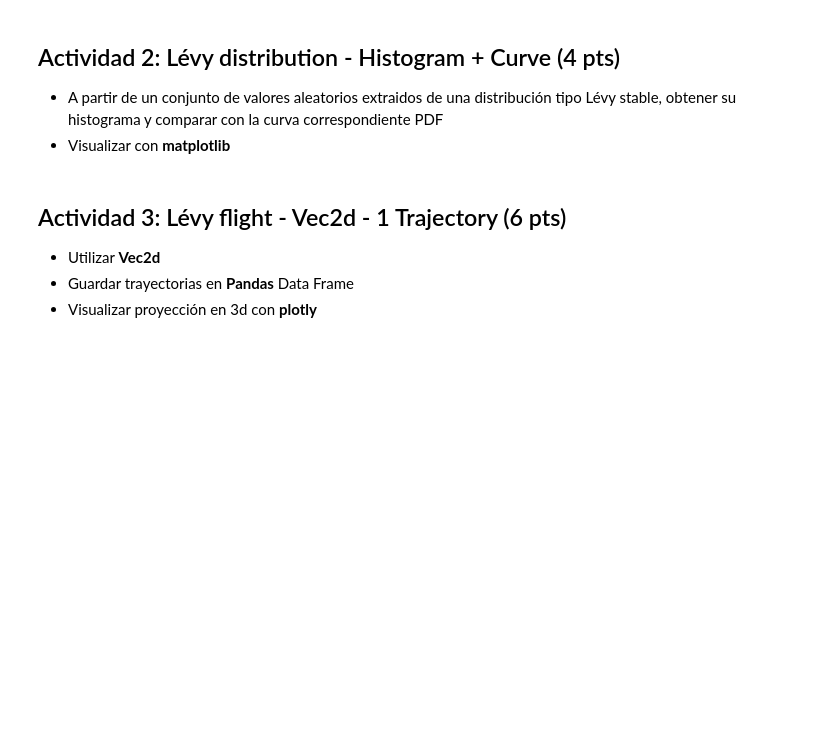
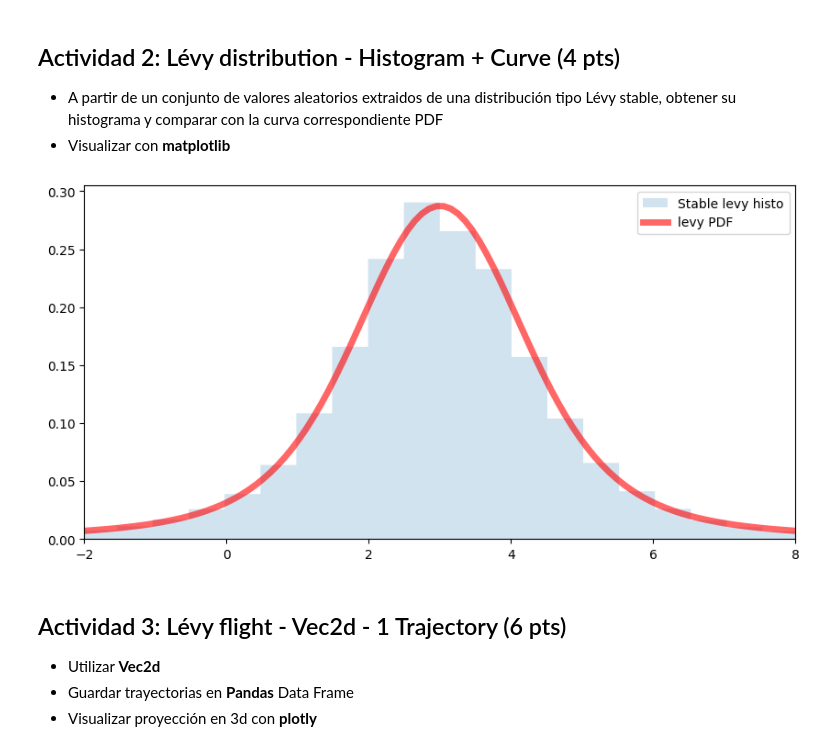
Before and after one commit to OswaldoLopezAlcaraz/ti_1_practica2, a Jupyter notebook: TI_1_Practica2.ipynb, the cells around one changed output. Saved outputs shown, nothing was run; the diff lists cells and outputs as text; code cells hidden in the pictures; blank space fills up the shorter version.

```diff
--- a/TI_1_Practica2.ipynb
+++ b/TI_1_Practica2.ipynb
@@ -81,9 +81,11 @@ class Vec2d(object):
 x = random.randint(2,10)
 my_random_alpha =[]
 
-# Determination of resolution and scale of x.
+# Determination of miu, resolution and scale of x.
 resolution = 500
-aux_domain = np.linspace(-7, 7, resolution)
+miu = 3.0
+aux_domain = np.linspace(miu - 5, miu + 5 , resolution)
+# aux_domain = np.linspace(-7, 7 , resolution)
 
 # Ramdon determination of alphas based on the number of distributions to plot
 for i in range(x):
@@ -107,7 +109,7 @@ for index,alpha in enumerate(my_random_alpha):
   # if alpha < 1 and betha = -1 then dominion (-infinity, 0)
 
   # Creation of each distribution
-  levy_pdf = np.array([levy_stable.pdf(i,alpha,beta) for i in aux_domain])
+  levy_pdf = np.array([levy_stable.pdf(i,alpha,beta,loc=miu) for i in aux_domain])
 
   # Storing of distributions in mother array
   for inner_index,value in enumerate(levy_pdf):
@@ -134,6 +136,45 @@ fig_levy_pdf.show()
 
 * A partir de un conjunto de valores aleatorios extraidos de una distribución tipo Lévy stable, obtener su histograma y comparar con la curva correspondiente PDF
 * Visualizar con **matplotlib**
+# %%
+
+# Determination of resolution and scale of x.
+resolution = 100
+aux_domain = np.linspace(miu -5, miu + 5, resolution)
+alpha = 1.5
+miu = 3
+# alpha controls the broad of the tails (wide of the bell)
+beta = 0  # This controls the symetry of the bell  (-1 <= 0 <= 1)
+  # if alpha < 1 and beta = 1 then dominion (0, infinity)
+  # if alpha < 1 and betha = -1 then dominion (-infinity, 0)
+
+# Creation of each distribution
+levy_pdf = np.array([levy_stable.pdf(i,alpha,beta,loc=miu) for i in aux_domain])
+
+# Creation of random numbers with levy distribution.
+#sample = 1000
+#r = levy_stable.rvs(alpha, beta, size=sample)
+# %%
+# Plotting with matplotlib
+# Creation of random numbers with levy distribution.
+sample = 10000
+r = levy_stable.rvs(alpha, beta, loc=miu,size=sample)
+#r = levy.rvs(loc=miu, size=sample)
+
+
+fig, ax = plt.subplots(1,1)
+
+fig.set_figheight(5)
+fig.set_figwidth(10)
+ax.hist(r, bins=1000, density=True, histtype='stepfilled', alpha=0.2, label= 'Stable levy histo')
+ax.set_xlim(aux_domain[0],aux_domain[-1])
+ax.plot( aux_domain, levy_pdf ,'r-', lw=5, alpha=0.6, label='levy PDF')
+
+ax.legend(loc='best')
+
+plt.show()
+# %% [output]
+[figure, added]
 # %% [markdown]
 ## Actividad 3: Lévy ﬂight - Vec2d - 1 Trajectory (6 pts)
 
```
Also changed, not shown: parts of 1 cell of this notebook.
